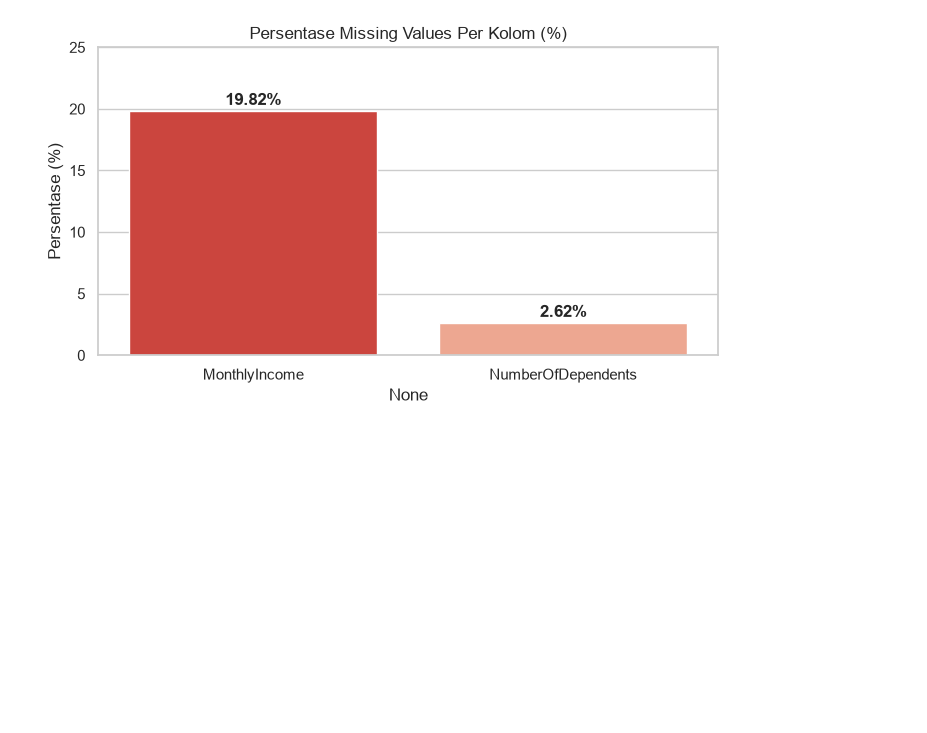
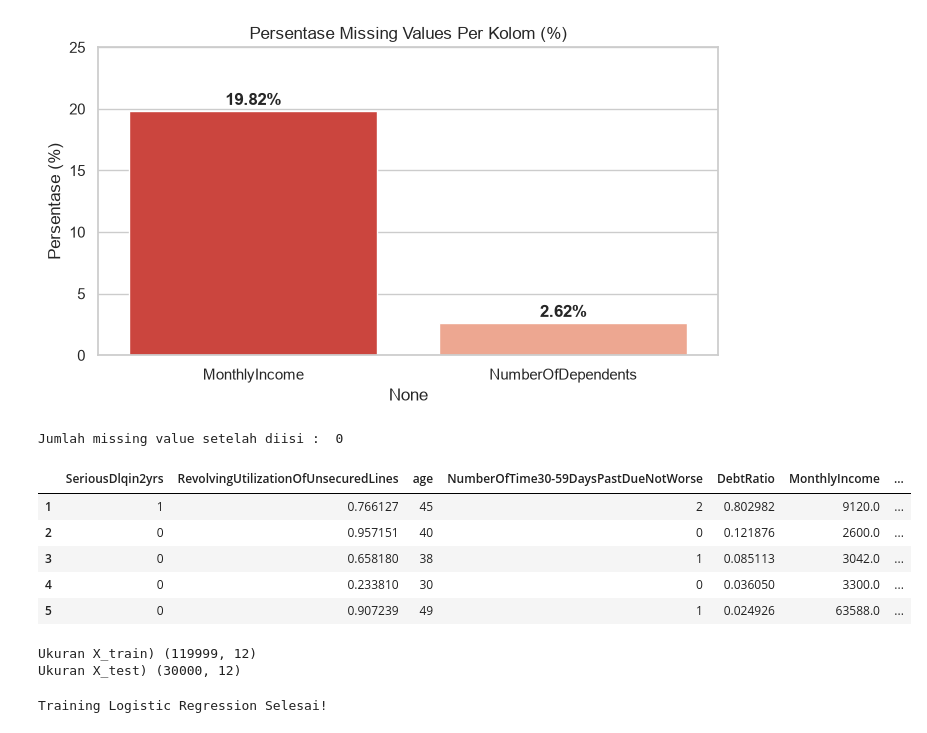
Before and after one commit to AlvinMI/Credit_Risk_Scoring, a Jupyter notebook: model.ipynb, the cells around one changed output. Cells and saved outputs as stored; diff of their text form; code cells hidden in the pictures; blank space fills up the shorter version.

```diff
--- a/model.ipynb
+++ b/model.ipynb
@@ -72,3 +78,54 @@ for index, value in enumerate(missing_df['Percentage (%)']):
 plt.show()
 # %% [output]
 [figure]
+# %%
+df_clean = df.copy()
+df_clean = df_clean[df_clean['age'] > 0]
+median_income = df_clean['MonthlyIncome'].median()
+df_clean['MonthlyIncome'] = df_clean['MonthlyIncome'].fillna(median_income)
+df_clean['NumberOfDependents'] = df_clean['NumberOfDependents'].fillna(0)
+
+print('Jumlah missing value setelah diisi : ',df_clean.isnull().sum().sum())
+# %% [output]
+Jumlah missing value setelah diisi :  0
+# %%
+df_clean['TotalPastDue'] = (
+    df_clean['NumberOfTime30-59DaysPastDueNotWorse']
+    + df_clean['NumberOfTime60-89DaysPastDueNotWorse']
+    + df_clean['NumberOfTimes90DaysLate']
+)
+df_clean[["NumberOfTime30-59DaysPastDueNotWorse", "NumberOfTime60-89DaysPastDueNotWorse", "NumberOfTimes90DaysLate", "TotalPastDue"]].head()
+
+df_clean['MonthlyDebt'] = df_clean['MonthlyIncome'] * df_clean['DebtRatio']
+
+df_clean.head(5)
+# %% [output]
+|  | SeriousDlqin2yrs | RevolvingUtilizationOfUnsecuredLines | age | NumberOfTime30-59DaysPastDueNotWorse | DebtRatio | MonthlyIncome | ... |
+| 1 | 1 | 0.766127 | 45 | 2 | 0.802982 | 9120.0 | ... |
+| 2 | 0 | 0.957151 | 40 | 0 | 0.121876 | 2600.0 | ... |
+| 3 | 0 | 0.658180 | 38 | 1 | 0.085113 | 3042.0 | ... |
+| 4 | 0 | 0.233810 | 30 | 0 | 0.036050 | 3300.0 | ... |
+| 5 | 0 | 0.907239 | 49 | 1 | 0.024926 | 63588.0 | ... |
+# %%
+X = df_clean.drop(columns=['SeriousDlqin2yrs'])
+y = df_clean['SeriousDlqin2yrs']
+
+X_train, X_test, y_train, y_test = train_test_split(X, y, test_size = 0.2, stratify = y, random_state = 42)
+print('Ukuran X_train)', X_train.shape)
+print('Ukuran X_test)', X_test.shape)
+# %% [output]
+Ukuran X_train) (119999, 12)
+Ukuran X_test) (30000, 12)
+# %%
+scaler = StandardScaler()
+
+X_train_scaled = scaler.fit_transform(X_train)
+X_test_scaled = scaler.transform(X_test)
+
+log_model = LogisticRegression(random_state=42, max_iter = 1000)
+
+log_model.fit(X_train_scaled, y_train)
+
+print("Training Logistic Regression Selesai!")
+# %% [output]
+Training Logistic Regression Selesai!
```
Also changed, not shown: parts of 6 cells of this notebook, 1 other file.
